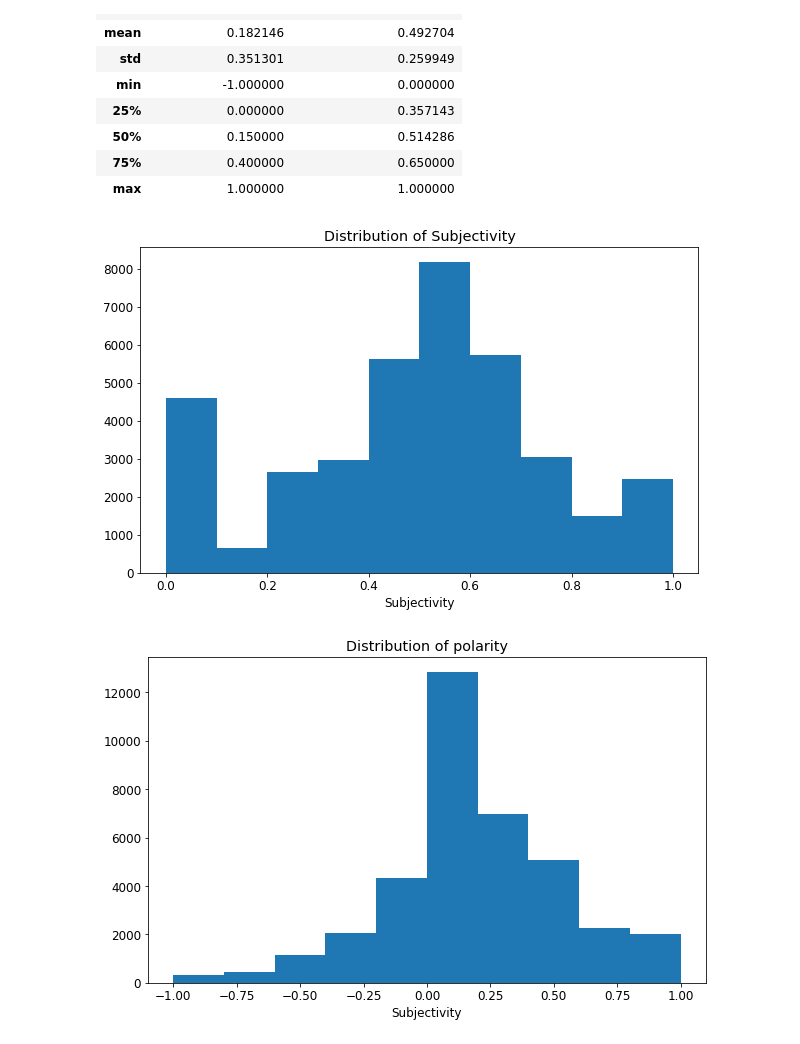
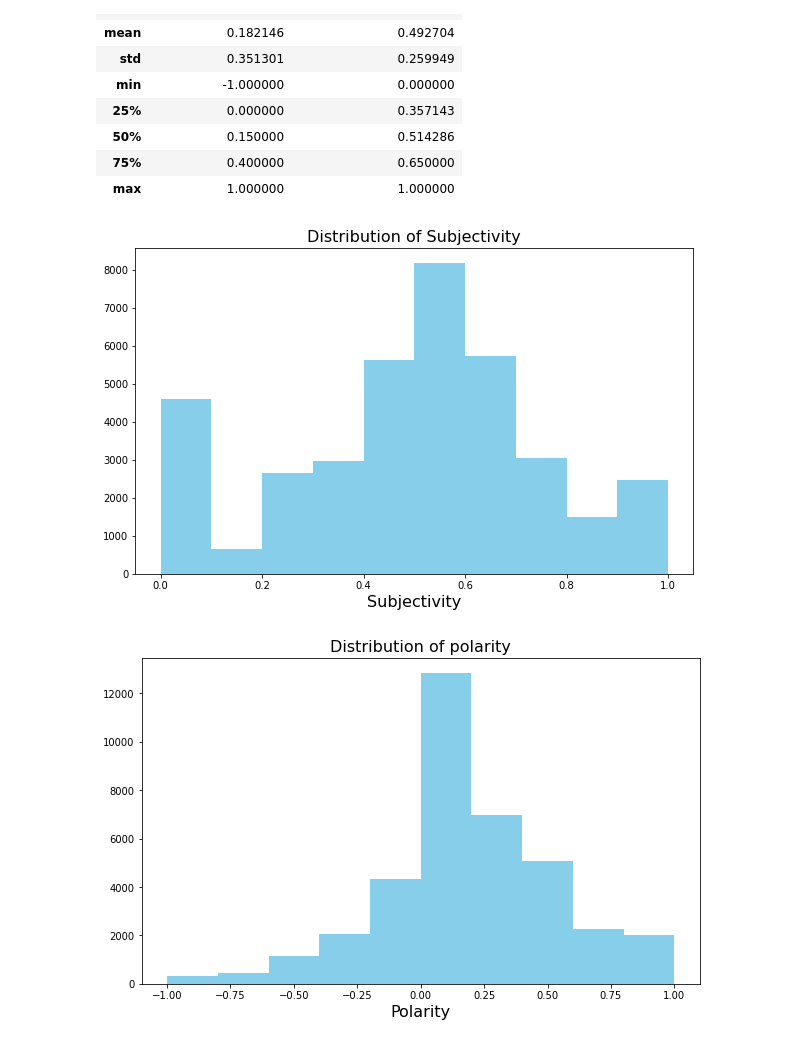
Before and after one commit to Navjotkhatri/EDA-Play-Store-App-Review-Analysis, a Jupyter notebook: EDA_Play_Store_App_Review_Analysis_Capstone_Project.ipynb, the cells around one changed output. Saved outputs shown, nothing was run; the diff lists cells and outputs as text; code cells hidden in the pictures.

```diff
--- a/EDA_Play_Store_App_Review_Analysis_Capstone_Project.ipynb
+++ b/EDA_Play_Store_App_Review_Analysis_Capstone_Project.ipynb
@@ -802,20 +876,20 @@ ps_df2.describe()
 | max | 1.000000 | 1.000000 |
 # %%
 plt.figure(figsize=(10,6))
-plt.xlabel("Subjectivity")
-plt.title("Distribution of Subjectivity")
-plt.hist(ps_df2[ps_df2['Sentiment_Subjectivity'].notnull()]['Sentiment_Subjectivity'])
+plt.hist(ps_df2[ps_df2['Sentiment_Subjectivity'].notnull()]['Sentiment_Subjectivity'],color = "skyblue")
+plt.xlabel("Subjectivity",fontsize=16)
+plt.title("Distribution of Subjectivity",fontsize=16)
 plt.show()
 # %% [output]
-[figure, old version]
+[figure, new version]
 # %%
 plt.figure(figsize=(10,6))
-plt.xlabel("Subjectivity")
-plt.title("Distribution of polarity")
-plt.hist(ps_df2[ps_df2['Sentiment_Polarity'].notnull()]['Sentiment_Polarity'])
+plt.hist(ps_df2[ps_df2['Sentiment_Polarity'].notnull()]['Sentiment_Polarity'],color = "skyblue")
+plt.xlabel("Polarity",fontsize=16)
+plt.title("Distribution of polarity",fontsize=16)
 plt.show()
 # %% [output]
-[figure, old version]
+[figure, new version]
 # %%
 plt.figure(figsize=(8,6))
 plt.title("sentiment percentege",fontsize = 16)
```
Also changed, not shown: parts of 59 cells of this notebook.
